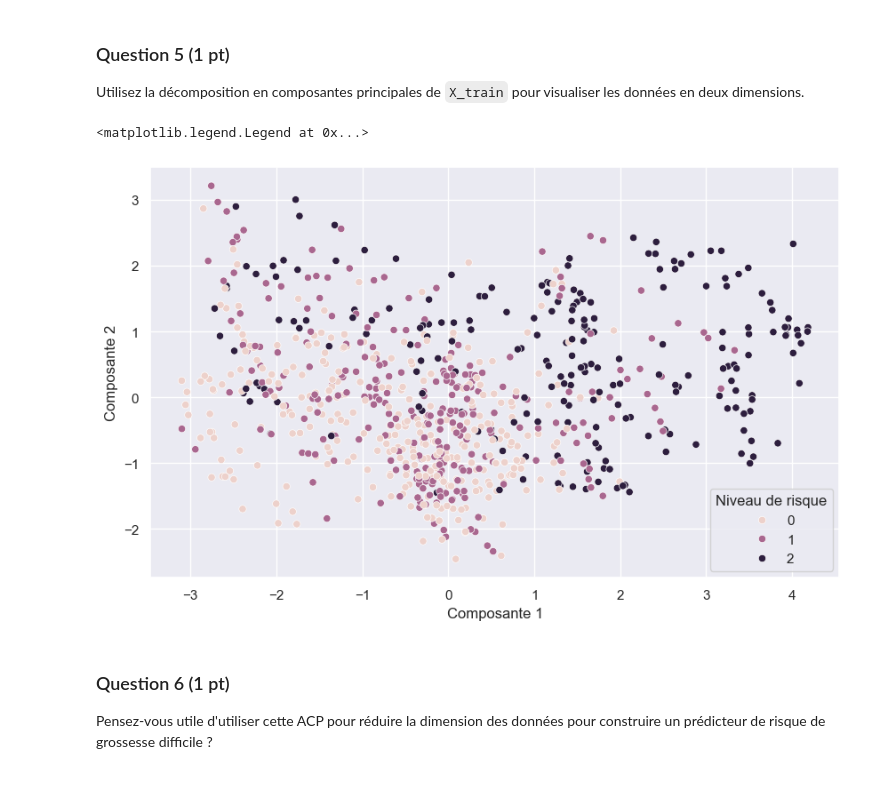
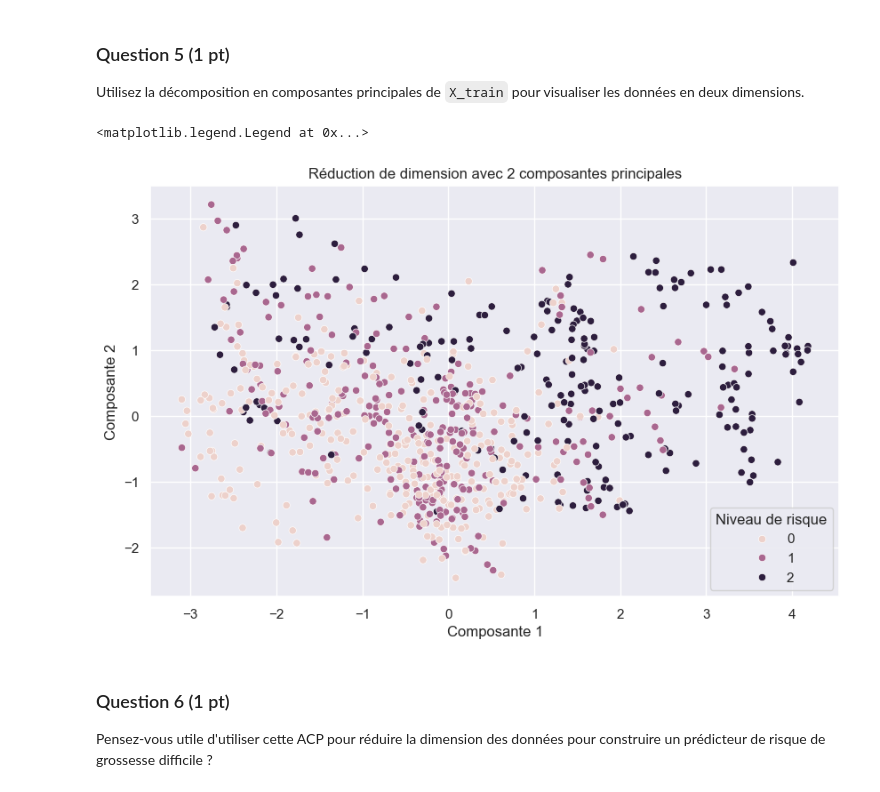
Before and after one commit to Kataevskii/projet-data, a Jupyter notebook: Projet.ipynb, the cells around one changed output. Cells and saved outputs as stored; diff of their text form; code cells hidden in the pictures.

```diff
--- a/Projet.ipynb
+++ b/Projet.ipynb
@@ -124,23 +124,24 @@ Utilisez la décomposition en composantes principales de `X_train` pour visualis
 # %%
 # Cette solution est adaptée de la PC 4
 
 fig = plt.figure(figsize=(10, 6))
 
 # Standardisation des données
 std_scale = preprocessing.StandardScaler().fit (X_train)  # Standardisation des données
 X_train_scaled = std_scale.transform (X_train)
 # Projection sur deux composantes
 pca = decomposition.PCA(n_components=2)
 pca.fit (X_train_scaled)
 X_train_projected = pca.transform (X_train_scaled)
 # Affichage du résultat
 sns.scatterplot (x=X_train_projected[:, 0], y=X_train_projected[:, 1], hue=y_train)
 plt.xlabel ("Composante 1")
 plt.ylabel ("Composante 2")
+plt.title("Réduction de dimension avec 2 composantes principales")
 plt.legend(title="Niveau de risque")
 # %% [output]
 <matplotlib.legend.Legend at 0x...>
-[figure, old version]
+[figure, new version]
 # %% [markdown]
 ### Question 6 (1 pt)
 Pensez-vous utile d'utiliser cette ACP pour réduire la dimension des données pour construire un prédicteur de risque de grossesse difficile ?
```
Also changed, not shown: parts of 16 cells of this notebook.
